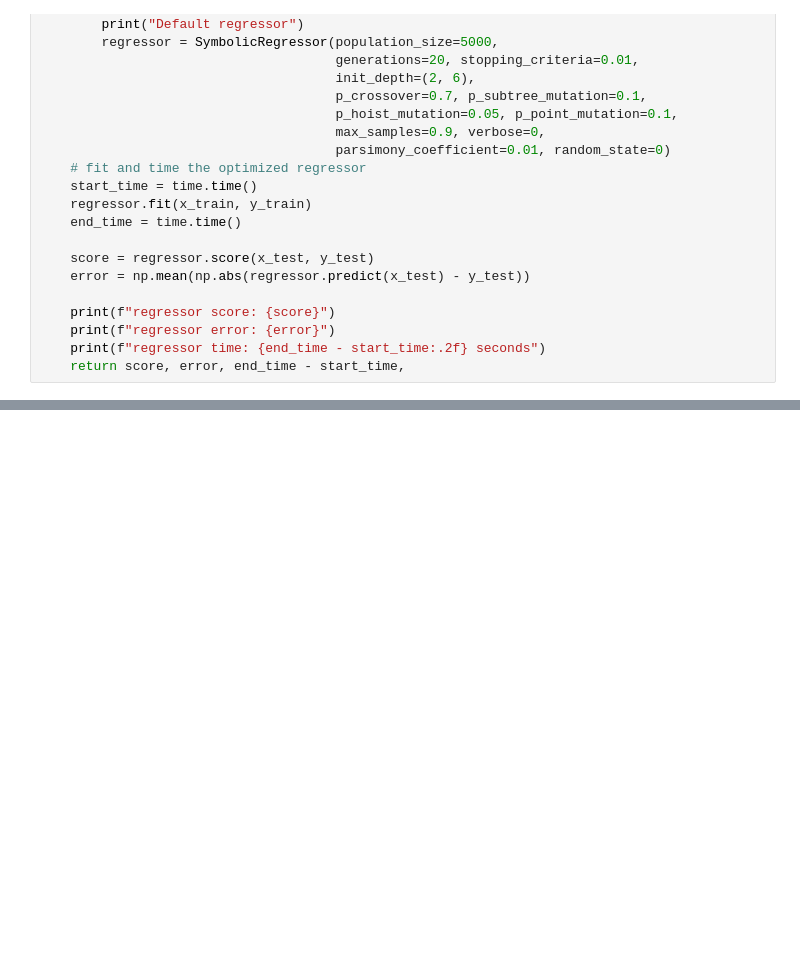
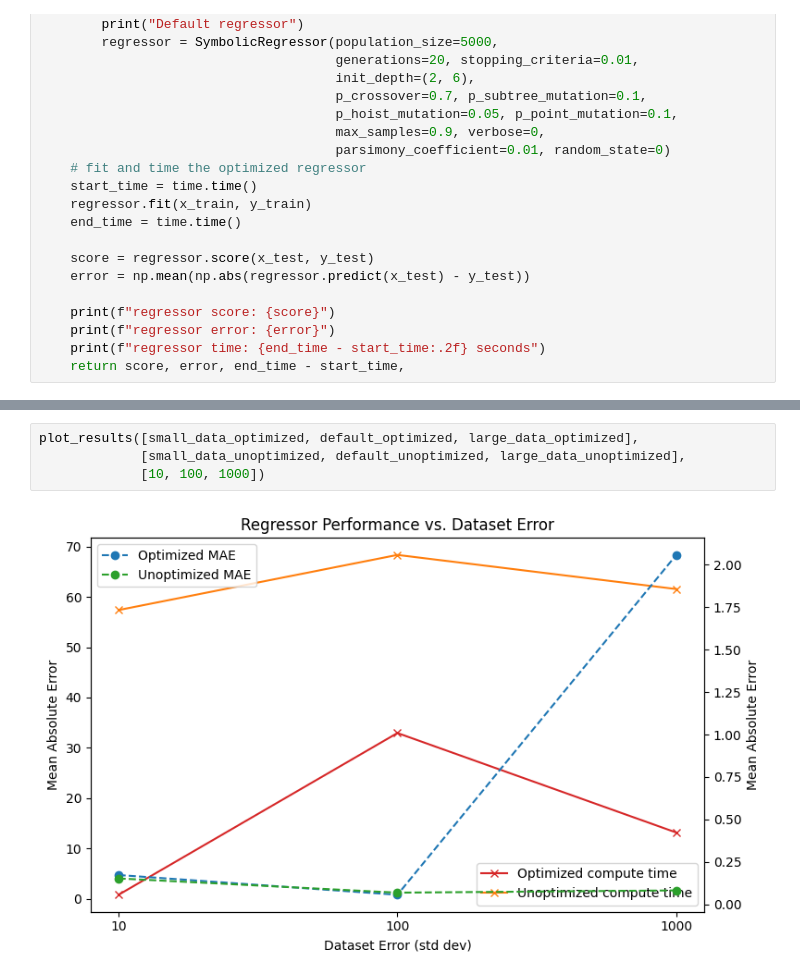
Before and after one commit to fideliusmanstein/gplearn, a Jupyter notebook: auswertung.ipynb, the cells around one changed output, grey strips where cells are left out. Saved outputs shown, nothing was run; the diff lists cells and outputs as text; blank space fills up the shorter version.

```diff
--- a/auswertung.ipynb
+++ b/auswertung.ipynb
@@ -139,3 +188,9 @@ regressor time: 68.50 seconds
+# %%
+plot_results([small_data_optimized, default_optimized, large_data_optimized],
+             [small_data_unoptimized, default_unoptimized, large_data_unoptimized],
+             [10, 100, 1000])
+# %% [output]
+[figure, added]
 # %%
 print("a, b, c in dataset are close to each other: 0, 0, 0")
 close_means_optimized = evaluate_regressor(means=(0, 0, 0), optimized=True)
```
Also changed, not shown: parts of 9 cells of this notebook.
